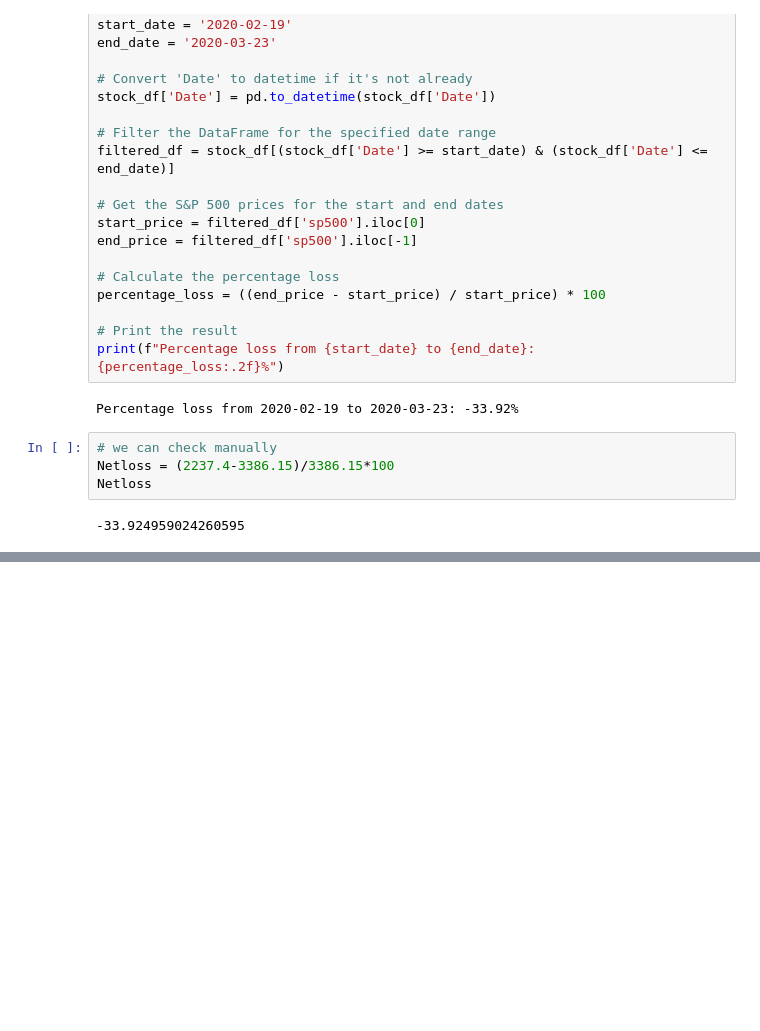
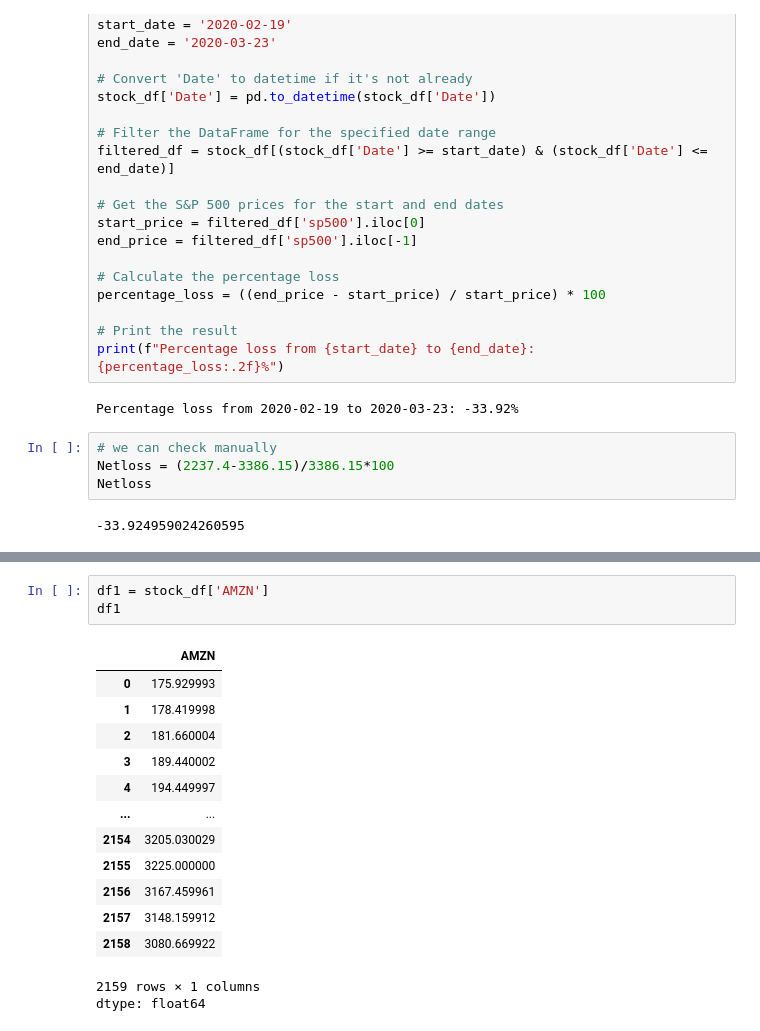
Before and after one commit to deddyandri/stocks-data-analysis, a Jupyter notebook: Stocks Data Analysis.ipynb, the cells around one changed output, grey strips where cells are left out. Drawn from its saved outputs; the diff is of its cells as text; blank space fills up the shorter version.

```diff
--- a/Stocks Data Analysis.ipynb
+++ b/Stocks Data Analysis.ipynb
@@ -313,0 +357,18 @@ Netloss
+# %%
+df1 = stock_df['AMZN']
+df1
+# %% [output]
+|  | AMZN |
+| 0 | 175.929993 |
+| 1 | 178.419998 |
+| 2 | 181.660004 |
+| 3 | 189.440002 |
+| 4 | 194.449997 |
+| ... | ... |
+| 2154 | 3205.030029 |
+| 2155 | 3225.000000 |
+| 2156 | 3167.459961 |
+| 2157 | 3148.159912 |
+| 2158 | 3080.669922 |
+2159 rows × 1 columns
+dtype: float64
```
Also changed, not shown: parts of 4 cells of this notebook.
